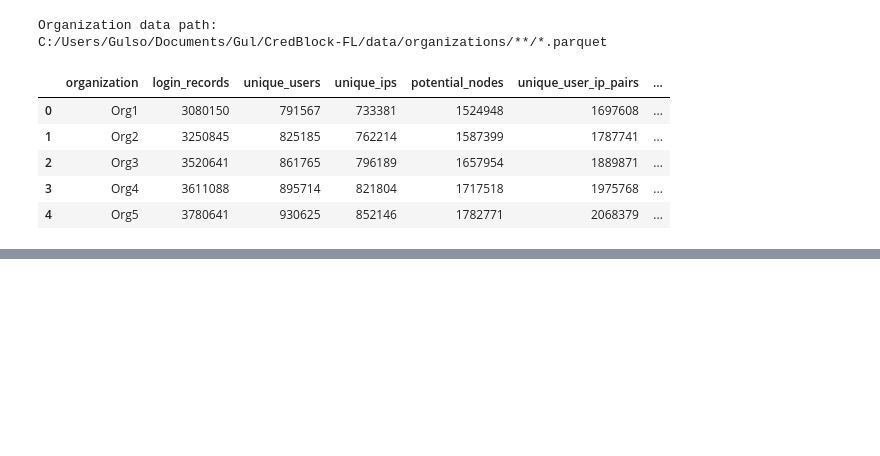
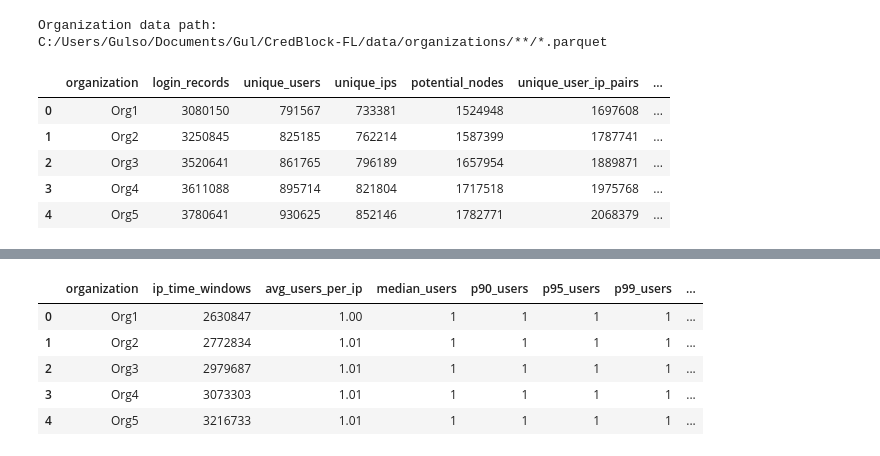
Before and after one commit to gulfatima-git/CredBlock-FL, a Jupyter notebook: notebooks/local_graph_analysis.ipynb, the cells around one changed output, grey strips where cells are left out. Drawn from its saved outputs; the diff is of its cells as text; code cells hidden in the pictures; blank space fills up the shorter version.

```diff
--- a/notebooks/local_graph_analysis.ipynb
+++ b/notebooks/local_graph_analysis.ipynb
@@ -89,0 +504,86 @@ display(graph_sizes)
+# %%
+ip_user_window_stats = duckdb.sql(f"""
+    WITH ip_windows AS (
+        SELECT
+            organization,
+            "IP Address",
+
+            time_bucket(
+                INTERVAL '10 minutes',
+                "Login Timestamp"
+            ) AS ten_minute_window,
+
+            COUNT(*) AS login_attempts,
+
+            COUNT(DISTINCT "User ID")
+                AS distinct_users,
+
+            SUM(
+                CASE WHEN "Login Successful" = FALSE
+                THEN 1 ELSE 0 END
+            ) AS failed_logins,
+
+            SUM(
+                CASE WHEN "Login Successful" = TRUE
+                THEN 1 ELSE 0 END
+            ) AS successful_logins
+
+        FROM read_parquet(
+            '{ORG_GLOB}',
+            hive_partitioning = true
+        )
+
+        GROUP BY
+            organization,
+            "IP Address",
+            ten_minute_window
+    )
+
+    SELECT
+        organization,
+
+        COUNT(*) AS ip_time_windows,
+
+        ROUND(
+            AVG(distinct_users),
+            2
+        ) AS avg_users_per_ip,
+
+        approx_quantile(
+            distinct_users,
+            0.50
+        ) AS median_users,
+
+        approx_quantile(
+            distinct_users,
+            0.90
+        ) AS p90_users,
+
+        approx_quantile(
+            distinct_users,
+            0.95
+        ) AS p95_users,
+
+        approx_quantile(
+            distinct_users,
+            0.99
+        ) AS p99_users,
+
+        MAX(distinct_users)
+            AS max_users_per_ip_10min
+
+    FROM ip_windows
+
+    GROUP BY organization
+
+    ORDER BY organization
+""").df()
+
+display(ip_user_window_stats)
+# %% [output]
+|  | organization | ip_time_windows | avg_users_per_ip | median_users | p90_users | p95_users | p99_users | ... |
+| 0 | Org1 | 2630847 | 1.00 | 1 | 1 | 1 | 1 | ... |
+| 1 | Org2 | 2772834 | 1.01 | 1 | 1 | 1 | 1 | ... |
+| 2 | Org3 | 2979687 | 1.01 | 1 | 1 | 1 | 1 | ... |
+| 3 | Org4 | 3073303 | 1.01 | 1 | 1 | 1 | 1 | ... |
+| 4 | Org5 | 3216733 | 1.01 | 1 | 1 | 1 | 1 | ... |
```
Also changed, not shown: parts of 7 cells of this notebook.
